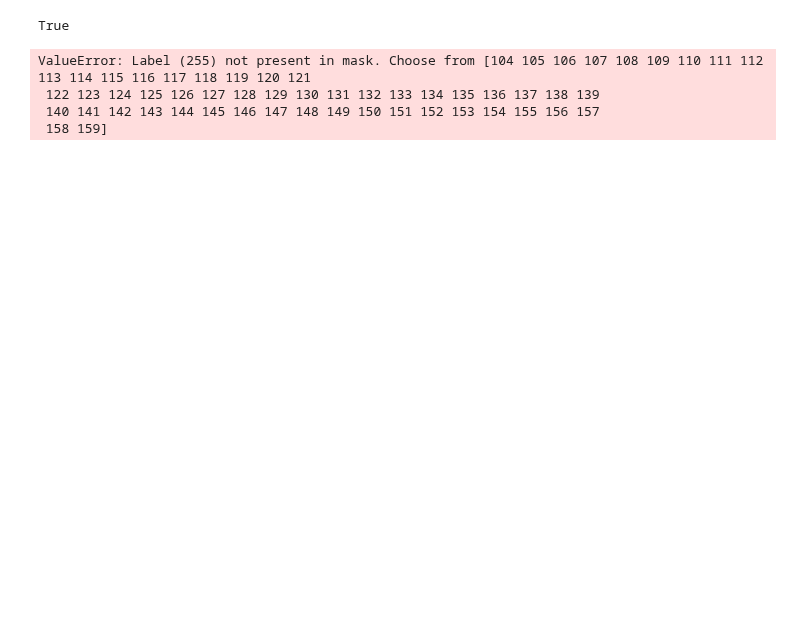
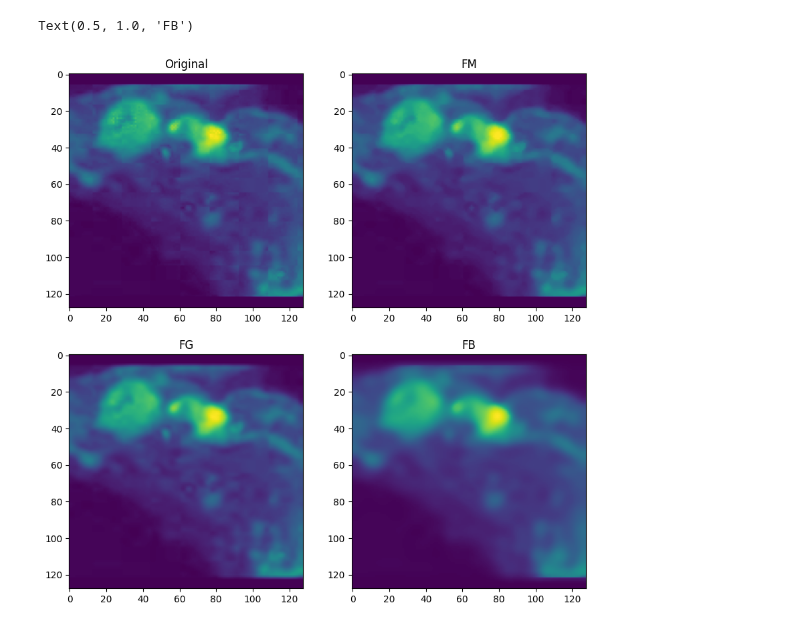
Before and after one commit to williancarddd/malaria-pibiti, a Jupyter notebook: 3_processamento/lab_extract_features/extract_feature.ipynb, the cells around one changed output. Saved outputs shown, nothing was run; the diff lists cells and outputs as text; code cells hidden in the pictures; blank space fills up the shorter version.

```diff
--- a/3_processamento/lab_extract_features/extract_feature.ipynb
+++ b/3_processamento/lab_extract_features/extract_feature.ipynb
@@ -5,41 +0,0 @@ import matplotlib.pyplot as plt
-# %%
-mask = cv2.imread('/media/william/NVME/projects/malaria-pibiti/1_entrada/mask.bmp', cv2.IMREAD_GRAYSCALE)
-image = cv2.imread('/media/william/NVME/projects/malaria-pibiti/1_entrada/Dataset01_100/images/1-1-4-0.bmp', cv2.IMREAD_GRAYSCALE)
-
-# save images
-cv2.imwrite('mask.png', mask)
-cv2.imwrite('image.png', image)
-# %% [output]
-True
-# %%
-radiomics.setVerbosity(60)
-extractor = radiomics.featureextractor.RadiomicsFeatureExtractor()
-extractor.enableImageTypeByName('Original')
-extractor.enableImageTypeByName('Wavelet')
-extractor.enableImageTypeByName('LoG')
-extractor.enableImageTypeByName('Square')
-extractor.enableImageTypeByName('SquareRoot')
-extractor.enableImageTypeByName('Exponential')
-extractor.enableImageTypeByName('Logarithm')
-extractor.enableImageTypeByName('Gradient')
-extractor.enableImageTypeByName('LBP')
-extractor.enableImageTypeByName('GLCM')
-extractor.enableImageTypeByName('GLRLM')
-extractor.enableImageTypeByName('GLSZM')
-extractor.enableImageTypeByName('NGTDM')
-extractor.enableImageTypeByName('Gabor')
-extractor.enableImageTypeByName('Morphological')
-extractor.enableImageTypeByName('Intensity')
-
-featureVector = extractor.execute(image, mask)
-
-print('Result type:', type(featureVector))
-
-print('Calculated features')
-for key, value in featureVector.items():
-    print(key, ' : ', value)
-# %% [output]
-ValueError: Label (255) not present in mask. Choose from [104 105 106 107 108 109 110 111 112 113 114 115 116 117 118 119 120 121
- 122 123 124 125 126 127 128 129 130 131 132 133 134 135 136 137 138 139
- 140 141 142 143 144 145 146 147 148 149 150 151 152 153 154 155 156 157
- 158 159]
@@ -45,0 +9,37 @@ ValueError: Label (255) not present in mask. Choose from [104 105 106 107 108 10
+# %%
+image = cv2.imread('/media/williancarddd/NVME/projects/malaria-pibiti/1_entrada/Dataset01_95.0/images/1-63-1-1.bmp')
+image_gay = cv2.cvtColor(image, cv2.COLOR_BGR2GRAY)
+# %%
+# processamento de imagem
+image_contrast = cv2.normalize(image, None, 0, 255, cv2.NORM_MINMAX)
+
+# Conversão para o espaço de cor HSV
+image_hsv = cv2.cvtColor(image_contrast, cv2.COLOR_BGR2HSV)
+
+# Extração do componente S
+s_component = image_hsv[:, :, 1]
+
+
+# Aplicação de filtro test
+s_filtered_median = cv2.medianBlur(s_component, 3)
+# %%
+# Exibição da imagem processada
+plt.figure(figsize=(10, 10))
+plt.subplot(2, 2, 1)
+plt.imshow(s_component)
+plt.title('Original')
+
+plt.subplot(2, 2, 2)
+plt.imshow(s_filtered_median)
+plt.title('FM')
+
+plt.subplot(2, 2, 3)
+plt.imshow(s_filtered_gaussian)
+plt.title('FG')
+
+plt.subplot(2, 2, 4)
+plt.imshow(s_filtered_bilateral)
+plt.title('FB')
+# %% [output]
+Text(0.5, 1.0, 'FB')
+[figure, added]
```
Also changed, not shown: parts of 6 cells of this notebook, 25 other files.
